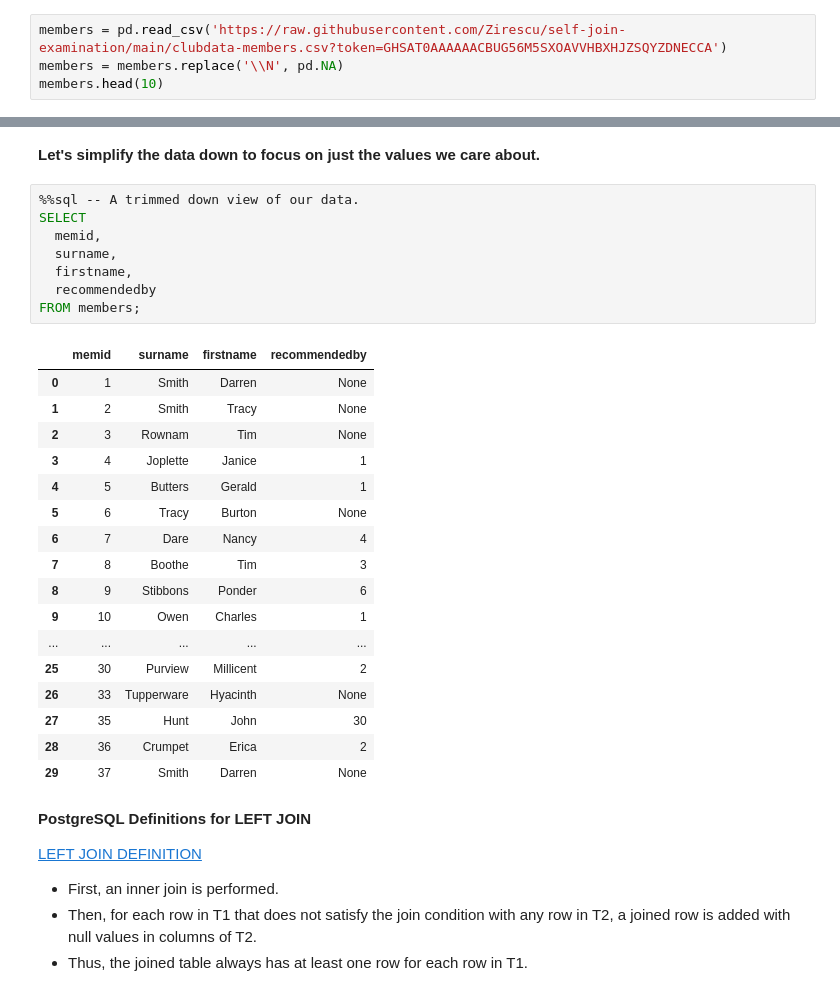
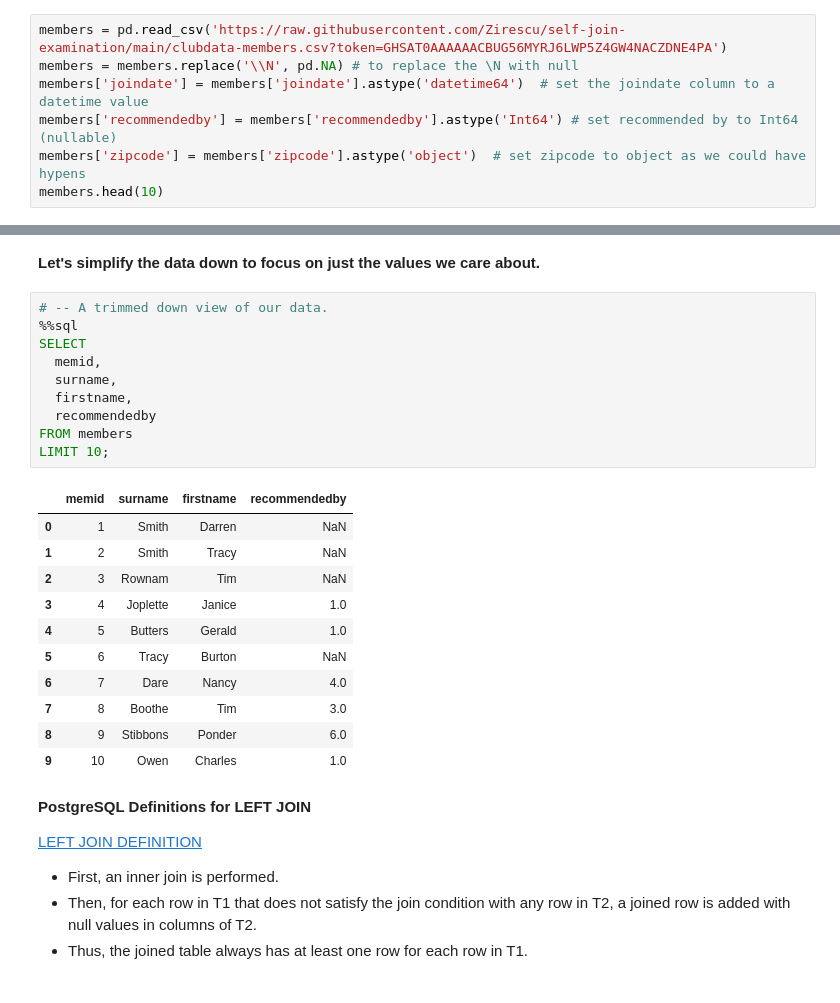
Before and after one commit to dmcmurchy/self-join-examination, a Jupyter notebook: notebook.ipynb, the cells around one changed output, grey strips where cells are left out. Drawn from its saved outputs; the diff is of its cells as text.

```diff
--- a/notebook.ipynb
+++ b/notebook.ipynb
@@ -32,6 +37,9 @@ The sql extension is already loaded. To reload it, use:
 # %%
-members = pd.read_csv('https://raw.githubusercontent.com/Zirescu/self-join-examination/main/clubdata-members.csv?token=GHSAT0AAAAAACBUG56M5SXOAVVHBXHJZSQYZDNECCA')
-members = members.replace('\\N', pd.NA)
+members = pd.read_csv('https://raw.githubusercontent.com/Zirescu/self-join-examination/main/clubdata-members.csv?token=GHSAT0AAAAAACBUG56MYRJ6LWP5Z4GW4NACZDNE4PA')
+members = members.replace('\\N', pd.NA) # to replace the \N with null
+members['joindate'] = members['joindate'].astype('datetime64')  # set the joindate column to a datetime value
+members['recommendedby'] = members['recommendedby'].astype('Int64') # set recommended by to Int64 (nullable)
+members['zipcode'] = members['zipcode'].astype('object')  # set zipcode to object as we could have hypens
 members.head(10)
 # %% [output]
 |  | memid | surname | firstname | address | zipcode | telephone | recommendedby | joindate |
@@ -64,31 +84,27 @@ members.head(10)
 # %% [markdown]
 **Let's simplify the data down to focus on just the values we care about.**
 # %%
-%%sql -- A trimmed down view of our data.
+# -- A trimmed down view of our data.
+%%sql
 SELECT
   memid,
   surname,
   firstname,
   recommendedby
-FROM members;
+FROM members
+LIMIT 10;
 # %% [output]
 |  | memid | surname | firstname | recommendedby |
-| 0 | 1 | Smith | Darren | None |
-| 1 | 2 | Smith | Tracy | None |
-| 2 | 3 | Rownam | Tim | None |
-| 3 | 4 | Joplette | Janice | 1 |
-| 4 | 5 | Butters | Gerald | 1 |
-| 5 | 6 | Tracy | Burton | None |
-| 6 | 7 | Dare | Nancy | 4 |
-| 7 | 8 | Boothe | Tim | 3 |
-| 8 | 9 | Stibbons | Ponder | 6 |
-| 9 | 10 | Owen | Charles | 1 |
-| ... | ... | ... | ... | ... |
-| 25 | 30 | Purview | Millicent | 2 |
-| 26 | 33 | Tupperware | Hyacinth | None |
-| 27 | 35 | Hunt | John | 30 |
-| 28 | 36 | Crumpet | Erica | 2 |
-| 29 | 37 | Smith | Darren | None |
+| 0 | 1 | Smith | Darren | NaN |
+| 1 | 2 | Smith | Tracy | NaN |
+| 2 | 3 | Rownam | Tim | NaN |
+| 3 | 4 | Joplette | Janice | 1.0 |
+| 4 | 5 | Butters | Gerald | 1.0 |
+| 5 | 6 | Tracy | Burton | NaN |
+| 6 | 7 | Dare | Nancy | 4.0 |
+| 7 | 8 | Boothe | Tim | 3.0 |
+| 8 | 9 | Stibbons | Ponder | 6.0 |
+| 9 | 10 | Owen | Charles | 1.0 |
 # %% [markdown]
 **PostgreSQL Definitions for LEFT JOIN**
 
```
Also changed, not shown: parts of 16 cells of this notebook.
